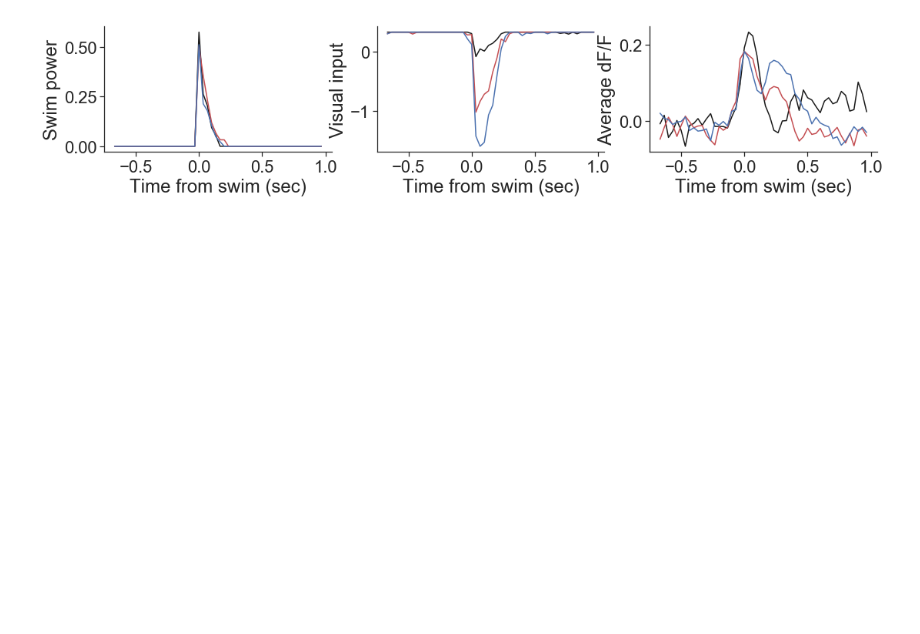
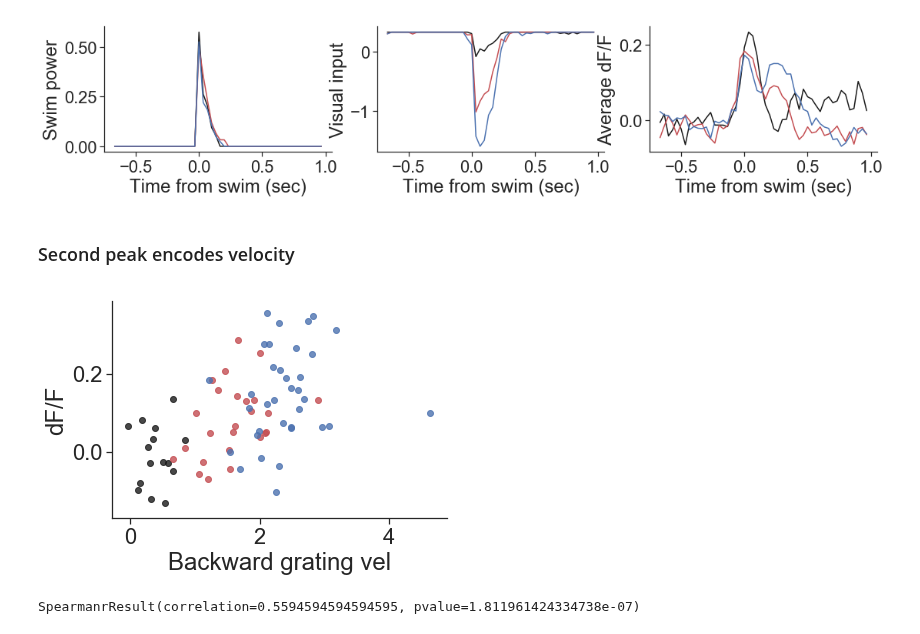
Before and after one commit to zqwei/DRN_voltage_analysis, a Jupyter notebook: Notebooks/glu_analysis_time_shift.ipynb, the cells around one changed output. Drawn from its saved outputs; the diff is of its cells as text; code cells hidden in the pictures; blank space fills up the shorter version.

```diff
--- a/Notebooks/glu_analysis_time_shift.ipynb
+++ b/Notebooks/glu_analysis_time_shift.ipynb
@@ -224,3 +234,24 @@ ax[2].set_xlabel('Time from swim (sec)')
 plt.show()
 # %% [output]
 [figure]
+# %% [markdown]
+### Second peak encodes velocity
+# %%
+tmp1 = []
+tmp2 = []
+for n in range(3):
+    ave_dff = dff_list[n].mean(axis=-1)*100
+    v_ = -(vis_list[n][:, :].min(axis=-1))
+    d_ = ave_dff[:, t_pre+6:t_pre+10].mean(axis=-1)
+    tmp1.append(v_)
+    tmp2.append(d_)
+    plt.scatter(v_, d_, c=color_list[n], label=f'Gain #{n}', alpha=0.8)
+plt.xlabel('Backward grating vel')
+plt.ylabel('dF/F')
+# plt.legend()
+sns.despine()
+plt.show()
+spearmanr(np.concatenate(tmp1), np.concatenate(tmp2))
+# %% [output]
+[figure, added]
+SpearmanrResult(correlation=0.5594594594594595, pvalue=1.811961424334738e-07)
```
Also changed, not shown: parts of 11 cells of this notebook, 1 other file.
